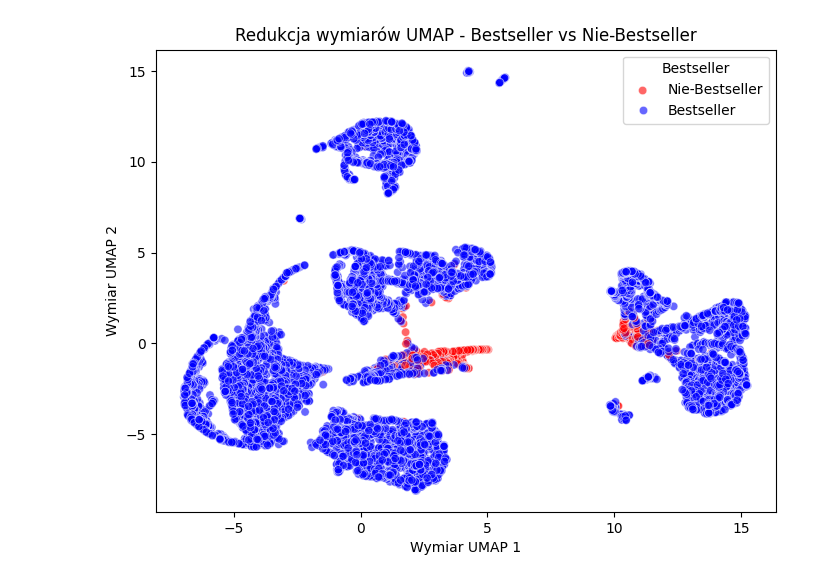
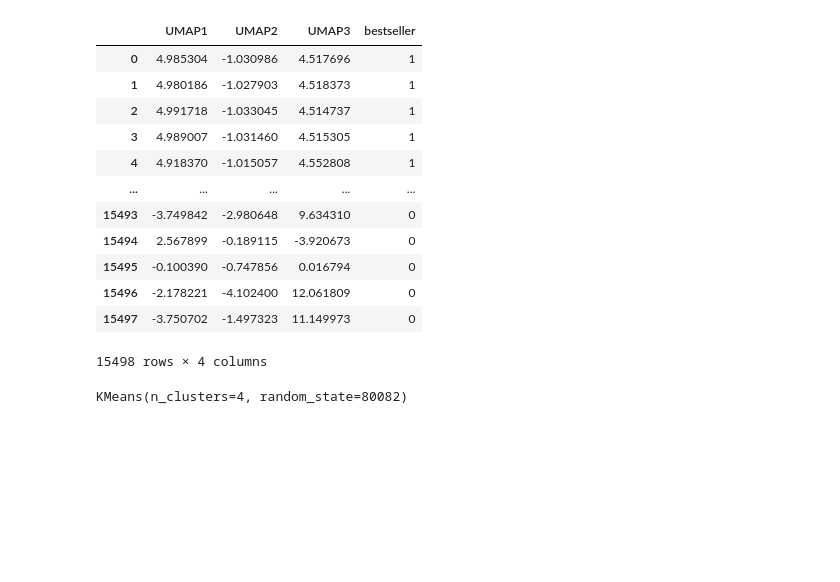
Before and after one commit to beep1000101/lubimyczytac_project, a Jupyter notebook: is_bestseller.ipynb, the cells around one changed output. Cells and saved outputs as stored; diff of their text form; code cells hidden in the pictures; blank space fills up the shorter version.

```diff
--- a/is_bestseller.ipynb
+++ b/is_bestseller.ipynb
@@ -167,58 +73,0 @@ PC2 wyjaśnia 16.95% wariancji
-# %%
-import pandas as pd
-import numpy as np
-import matplotlib.pyplot as plt
-import seaborn as sns
-import umap.umap_ as umap
-from sklearn.preprocessing import StandardScaler
-
-# ======= 1. Wczytanie danych =======
-df_books = pd.read_csv(BOOKS_PATH)  # Ograniczenie do 5000 rekordów
-
-# ======= 2. Tworzenie etykiety bestsellerów (≥ 2000 posiadaczy) =======
-bestseller_threshold = 2000
-df_books["bestseller"] = (df_books["number_of_people_has"] >= bestseller_threshold).astype(int)
-
-# ======= 3. Feature Engineering =======
-df_books["description_length"] = df_books["description"].apply(lambda x: len(str(x)) if pd.notnull(x) else 0)
-
-rating_features = [f"rating_{i}" for i in range(1, 11)]
-top_authors = df_books["author"].value_counts().index[:100]
-df_books["is_top_author"] = df_books["author"].apply(lambda x: 1 if x in top_authors else 0)
-
-categorical_features = ["Kategoria", "Format", "Cykl"]
-from sklearn.preprocessing import LabelEncoder
-le = LabelEncoder()
-for col in categorical_features:
-    df_books[col] = df_books[col].fillna("Unknown")
-    df_books[col] = le.fit_transform(df_books[col])
-
-# ======= 4. Wybór finalnych cech =======
-selected_features = ["description_length", "is_top_author"] + rating_features + categorical_features
-df_class_final = df_books[selected_features + ["bestseller"]].dropna()
-
-# ======= 5. UMAP - Redukcja wymiarów do 2D =======
-X_umap = df_class_final[selected_features]
-y_umap = df_class_final["bestseller"]
-
-scaler_umap = StandardScaler()
-X_umap_scaled = scaler_umap.fit_transform(X_umap)
-
-# Wykonanie UMAP
-reducer = umap.UMAP(n_neighbors=15, min_dist=0.1, n_components=2, random_state=42)
-X_umap_2d = reducer.fit_transform(X_umap_scaled)
-
-# Tworzenie DataFrame z wynikami UMAP
-df_umap = pd.DataFrame(X_umap_2d, columns=["UMAP1", "UMAP2"])
-df_umap["bestseller"] = y_umap.values
-
-# ======= 6. Wizualizacja UMAP =======
-plt.figure(figsize=(8, 6))
-sns.scatterplot(data=df_umap, x="UMAP1", y="UMAP2", hue="bestseller", alpha=0.6, palette={0: "blue", 1: "red"})
-plt.xlabel("Wymiar UMAP 1")
-plt.ylabel("Wymiar UMAP 2")
-plt.title("Redukcja wymiarów UMAP - Bestseller vs Nie-Bestseller")
-plt.legend(title="Bestseller", labels=["Nie-Bestseller", "Bestseller"])
-plt.show()
-# %% [output]
-[figure, removed]
@@ -279,0 +74,16 @@ fig.show()
+# %%
+df_umap
+# %% [output]
+|  | UMAP1 | UMAP2 | UMAP3 | bestseller |
+| 0 | 4.985304 | -1.030986 | 4.517696 | 1 |
+| 1 | 4.980186 | -1.027903 | 4.518373 | 1 |
+| 2 | 4.991718 | -1.033045 | 4.514737 | 1 |
+| 3 | 4.989007 | -1.031460 | 4.515305 | 1 |
+| 4 | 4.918370 | -1.015057 | 4.552808 | 1 |
+| ... | ... | ... | ... | ... |
+| 15493 | -3.749842 | -2.980648 | 9.634310 | 0 |
+| 15494 | 2.567899 | -0.189115 | -3.920673 | 0 |
+| 15495 | -0.100390 | -0.747856 | 0.016794 | 0 |
+| 15496 | -2.178221 | -4.102400 | 12.061809 | 0 |
+| 15497 | -3.750702 | -1.497323 | 11.149973 | 0 |
+15498 rows × 4 columns
@@ -279,0 +103,5 @@ fig.show()
+# %%
+kmeans = KMeans(n_clusters=4, random_state=80082)
+kmeans.fit(X_umap_3d)
+# %% [output]
+KMeans(n_clusters=4, random_state=80082)
```
Also changed, not shown: parts of 8 cells of this notebook, 4 other files.
